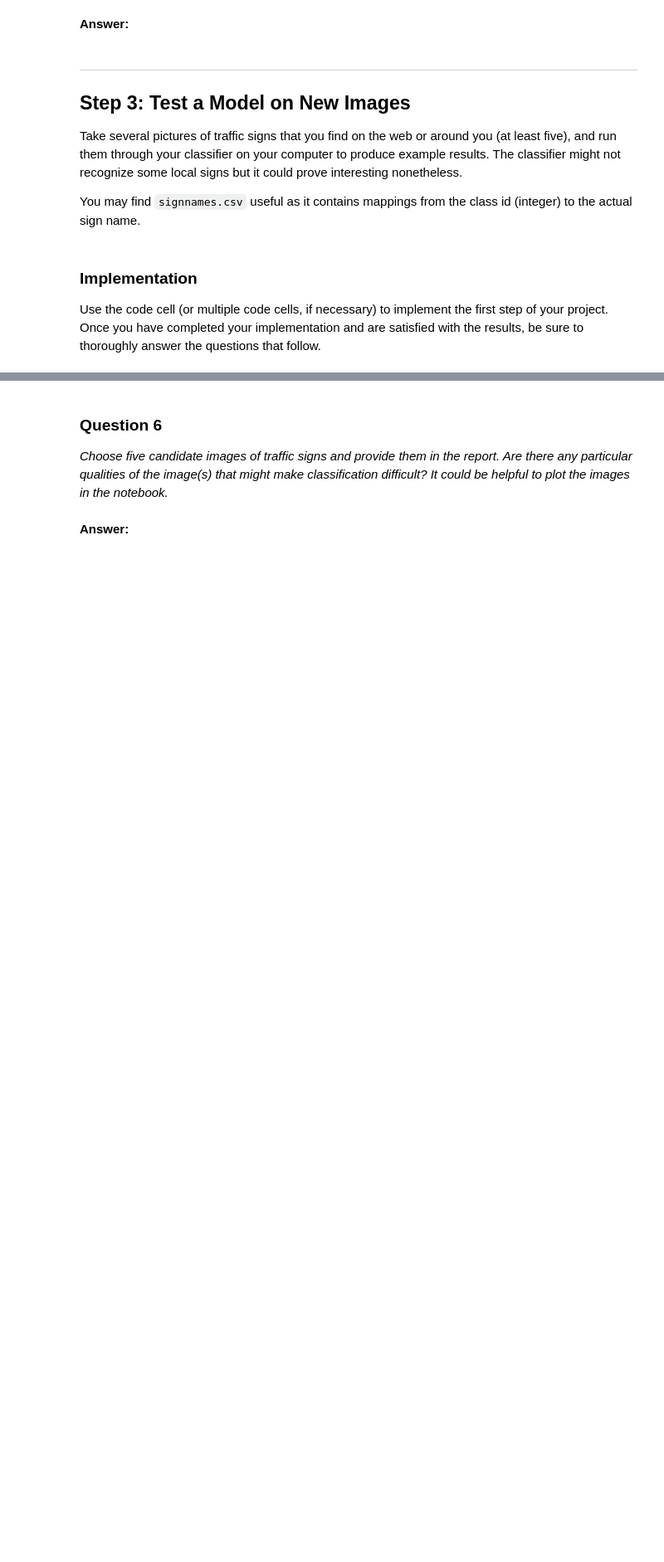
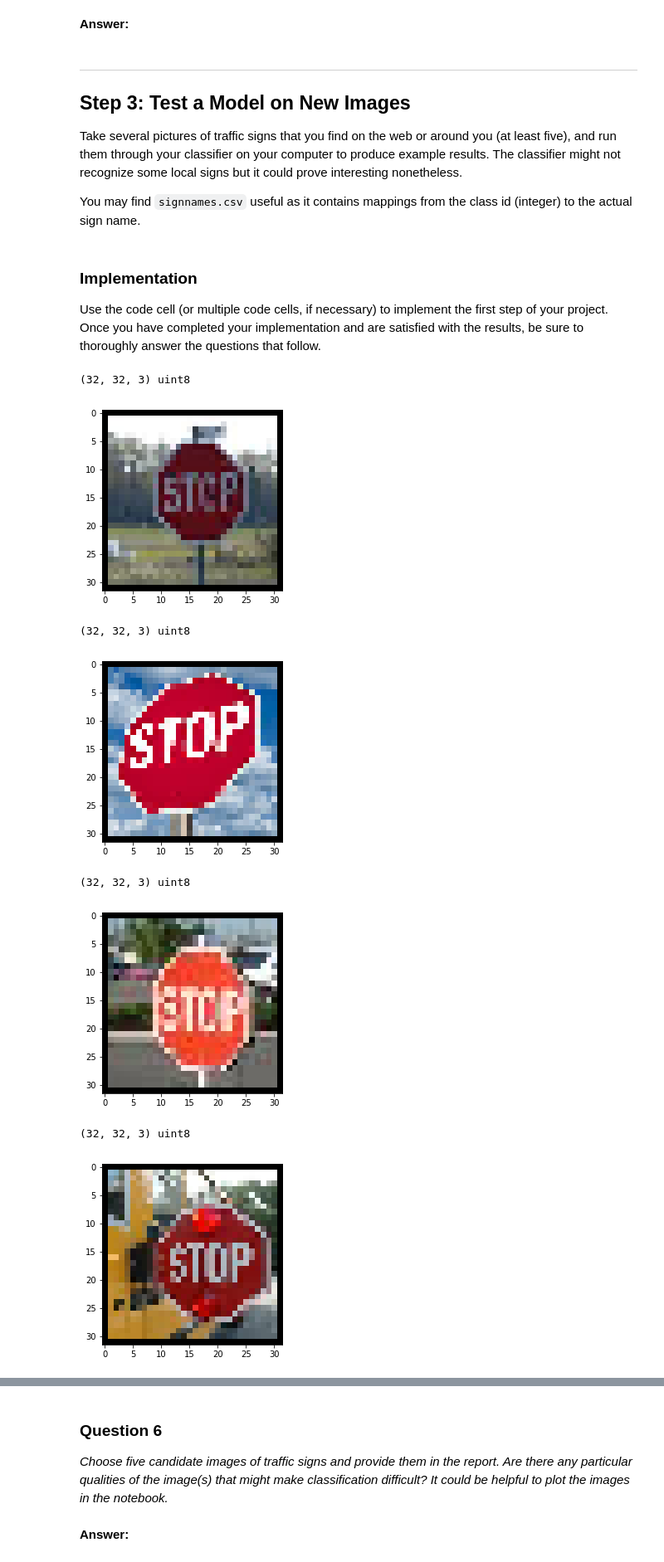
Before and after one commit to hfoffani/CarND-Traffic-Sign-Classifier-Project, a Jupyter notebook: Traffic_Sign_Classifier.ipynb, the cells around one changed output, grey strips where cells are left out. Shown at 83% size. Cells and saved outputs as stored; diff of their text form; code cells hidden in the pictures; blank space fills up the shorter version.

Commit message:
New Images.

```diff
--- a/Traffic_Sign_Classifier.ipynb
+++ b/Traffic_Sign_Classifier.ipynb
@@ -338,3 +346,33 @@ Use the code cell (or multiple code cells, if necessary) to implement the first
 # %%
 ### Load the images and plot them here.
 ### Feel free to use as many code cells as needed.
+# %%
+%matplotlib inline
+import matplotlib.pyplot as plt
+import numpy as np
+from PIL import Image
+
+X_new_imgs = np.empty((5,32,32,3), dtype=np.uint8)
+
+for i in range(5):
+    f = "data/stop%d-32x32.bmp" % (i+1)
+    im = Image.open(f)
+    im =  np.asarray(im)
+    X_new_imgs[i] = im
+
+    print(X_new_imgs[i].shape, X_new_imgs.dtype)
+    plt.imshow(im)
+    plt.show()
+
+y_new_imgs = np.empty(5, dtype=np.uint8)
+y_new_imgs[:] = 14 # stop sign code.
+print(y_new_imgs.shape, y_new_imgs.dtype)
+# %% [output]
+(32, 32, 3) uint8
+[figure, added]
+(32, 32, 3) uint8
+[figure, added]
+(32, 32, 3) uint8
+[figure, added]
+(32, 32, 3) uint8
+[figure, added]
```
Also changed, not shown: parts of 4 cells of this notebook.
